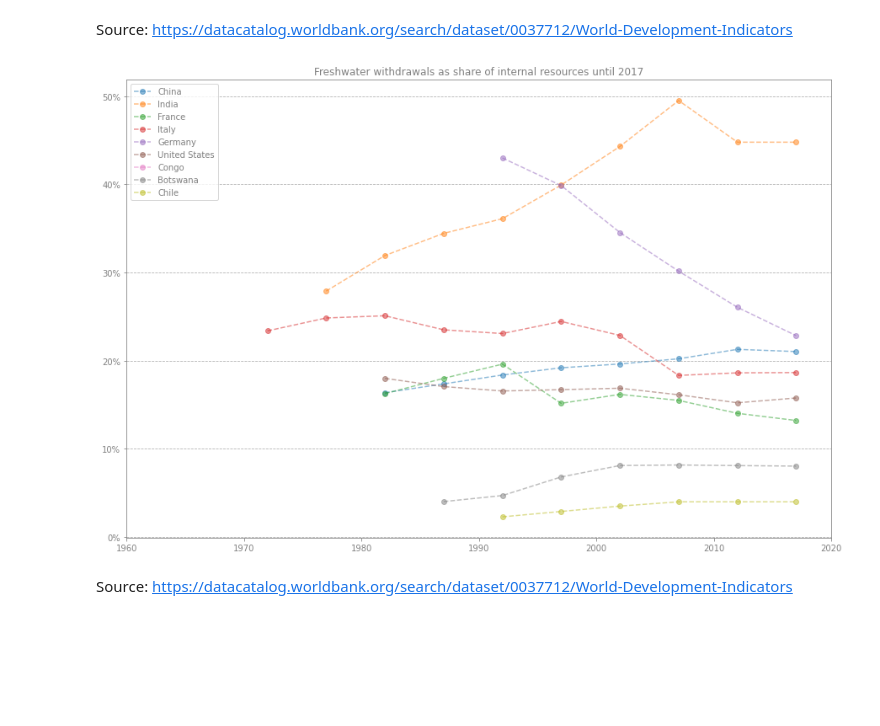
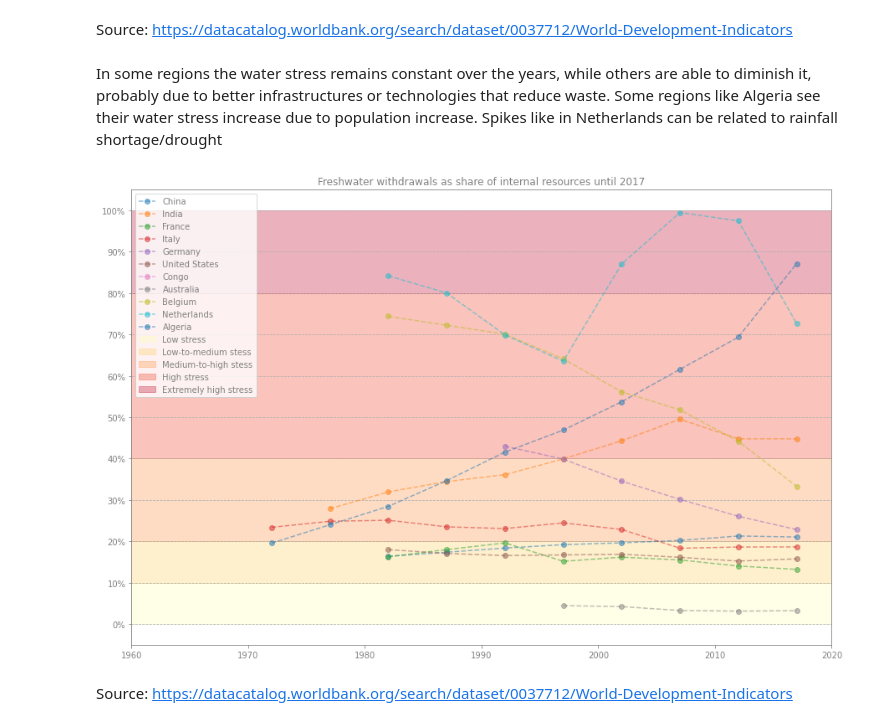
Before and after one commit to DavVarr/water-visualizations, a Jupyter notebook: sdg-6.ipynb, the cells around one changed output. Drawn from its saved outputs; the diff is of its cells as text; code cells hidden in the pictures; blank space fills up the shorter version.

Commit message:
added water stress colors to line plot

```diff
--- a/sdg-6.ipynb
+++ b/sdg-6.ipynb
@@ -490,17 +490,26 @@ fig.update_layout(height=700,title_x = 0.5)
 fig.show()
 # %% [markdown]
 Source: https://datacatalog.worldbank.org/search/dataset/0037712/World-Development-Indicators
+# %% [markdown]
+In some regions the water stress remains constant over the years, while others are able to diminish it, probably due to better infrastructures or technologies that reduce waste. Some regions like Algeria see their water stress increase due to population increase. Spikes like in Netherlands can be related to rainfall shortage/drought
 # %%
-countries = ['China','India','France','Italy','Germany','United States','Congo','Botswana','Chile']
+countries = ['China','India','France','Italy','Germany','United States','Congo','Australia','Belgium','Netherlands','Algeria']
 fig, ax = plt.subplots(figsize=(15,10))
 plot_by_countries(ax,countries,ws_renamed[ws_renamed['wat_res'].notna()],'Country Name','Year','wat_res')
 ax.grid(axis='y',linestyle='--')
 ax.set_title('Freshwater withdrawals as share of internal resources until 2017')
-ax.set_yticks(np.linspace(0,50,6))
+ax.set_yticks(np.linspace(0,100,11))
 ax.set_yticklabels(["{}%".format(int(t)) for t in ax.get_yticks()])
 ax.set_xticks(np.concatenate(ax.get_xticks(),np.array(2018)))
+for i in range(5):
+    end = bins[i+1]
+    if i == 4:
+        end = 100
+    ax.axhspan(bins[i],end,color = color_sq[i],alpha = 0.3,label=names[i])
+
+ax.legend()
 plt.show()
 # %% [output]
-[figure, old version]
+[figure, new version]
 # %% [markdown]
 Source: https://datacatalog.worldbank.org/search/dataset/0037712/World-Development-Indicators
```
